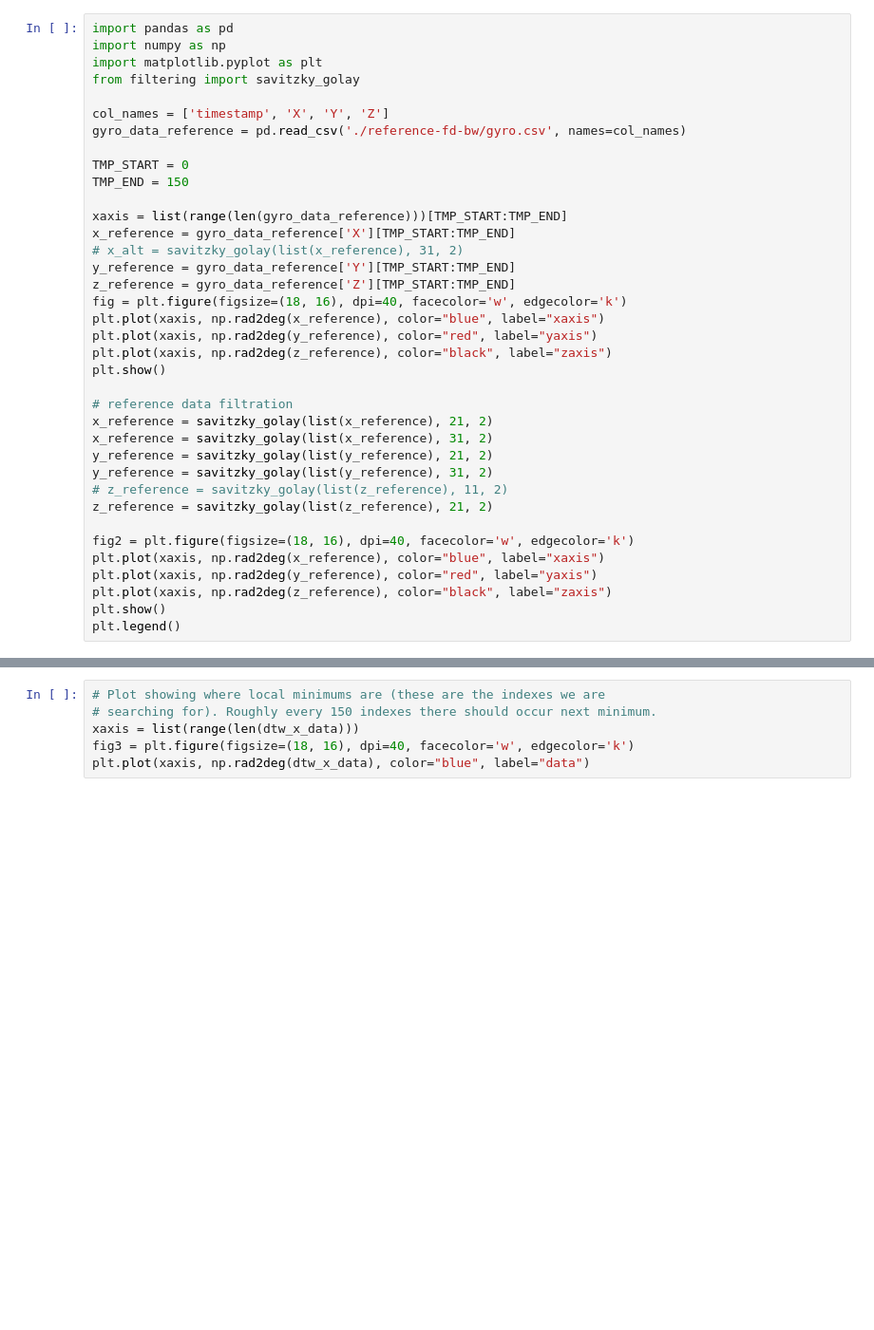
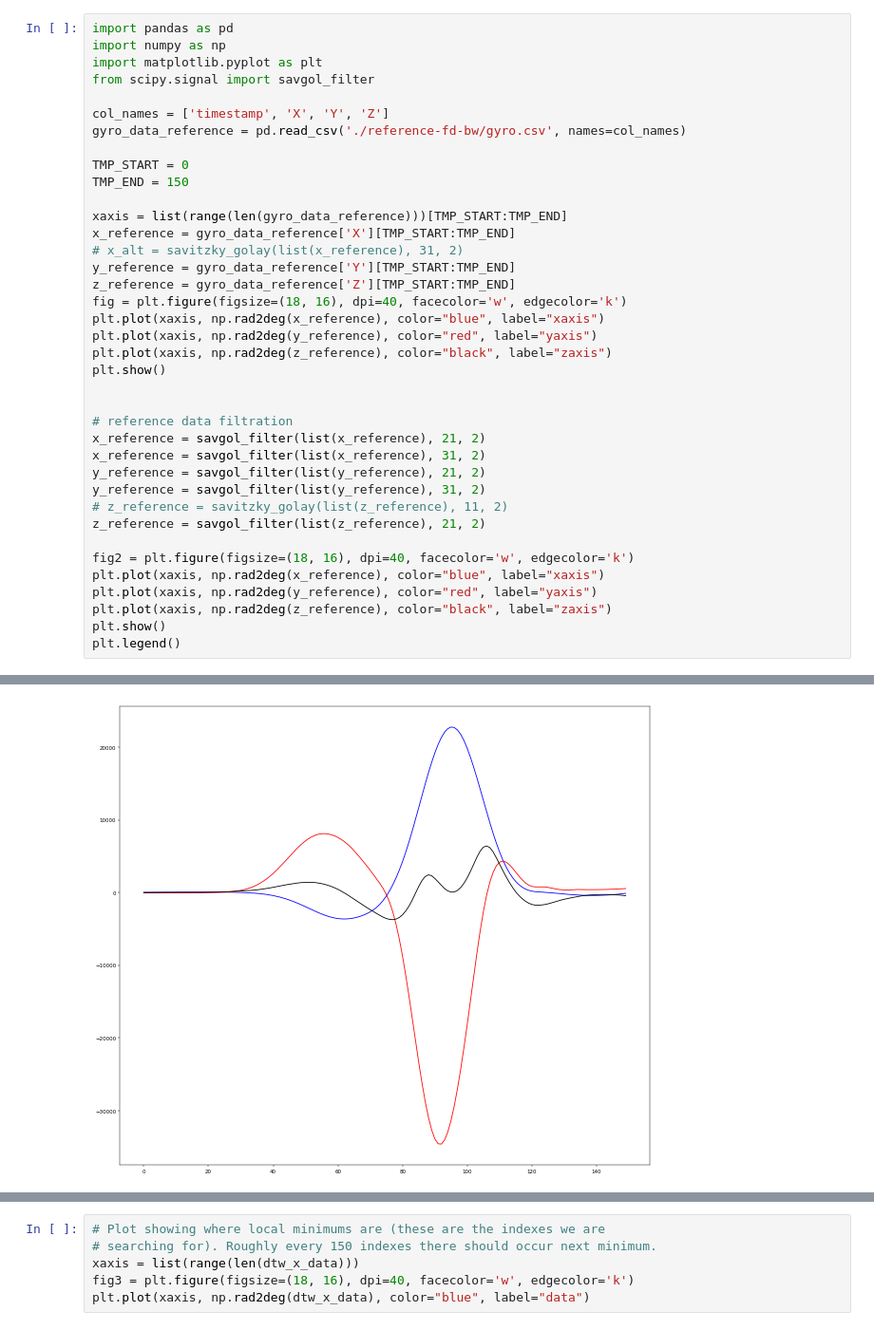
Before and after one commit to n3hrox/Biometric-analysis, a Jupyter notebook: gyro_data.ipynb, the cells around one changed output, grey strips where cells are left out. Shown at 95% size. Cells and saved outputs as stored; diff of their text form; blank space fills up the shorter version.

```diff
--- a/gyro_data.ipynb
+++ b/gyro_data.ipynb
@@ -2,7 +2,7 @@
 import pandas as pd
 import numpy as np
 import matplotlib.pyplot as plt
-from filtering import savitzky_golay
+from scipy.signal import savgol_filter
 
 col_names = ['timestamp', 'X', 'Y', 'Z']
 gyro_data_reference = pd.read_csv('./reference-fd-bw/gyro.csv', names=col_names)
@@ -21,13 +21,14 @@ plt.plot(xaxis, np.rad2deg(y_reference), color="red", label="yaxis")
 plt.plot(xaxis, np.rad2deg(z_reference), color="black", label="zaxis")
 plt.show()
 
+
 # reference data filtration
-x_reference = savitzky_golay(list(x_reference), 21, 2)
-x_reference = savitzky_golay(list(x_reference), 31, 2)
-y_reference = savitzky_golay(list(y_reference), 21, 2)
-y_reference = savitzky_golay(list(y_reference), 31, 2)
+x_reference = savgol_filter(list(x_reference), 21, 2)
+x_reference = savgol_filter(list(x_reference), 31, 2)
+y_reference = savgol_filter(list(y_reference), 21, 2)
+y_reference = savgol_filter(list(y_reference), 31, 2)
 # z_reference = savitzky_golay(list(z_reference), 11, 2)
-z_reference = savitzky_golay(list(z_reference), 21, 2)
+z_reference = savgol_filter(list(z_reference), 21, 2)
 
 fig2 = plt.figure(figsize=(18, 16), dpi=40, facecolor='w', edgecolor='k')
 plt.plot(xaxis, np.rad2deg(x_reference), color="blue", label="xaxis")
@@ -41,3 +42,4 @@ plt.legend()
+[figure, added]
 # %%
 
 TMP_START = 0
```
Also changed, not shown: parts of 5 cells of this notebook, 3 other files.
